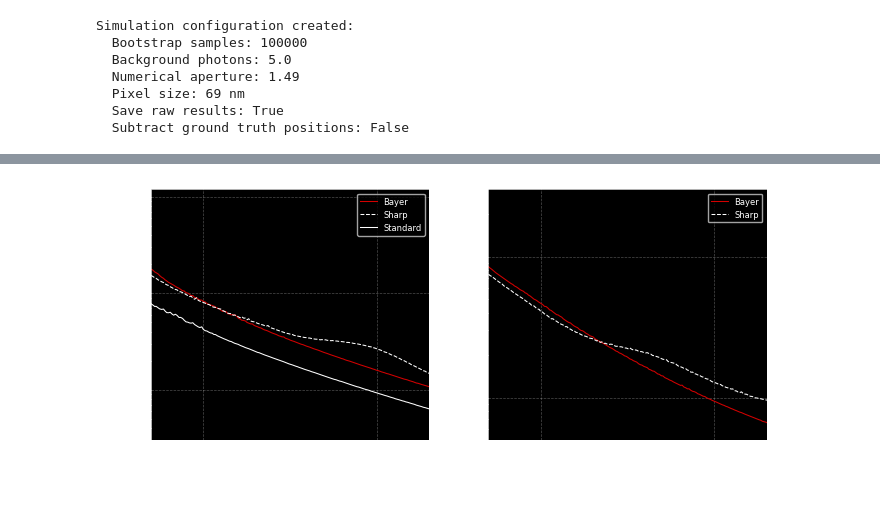
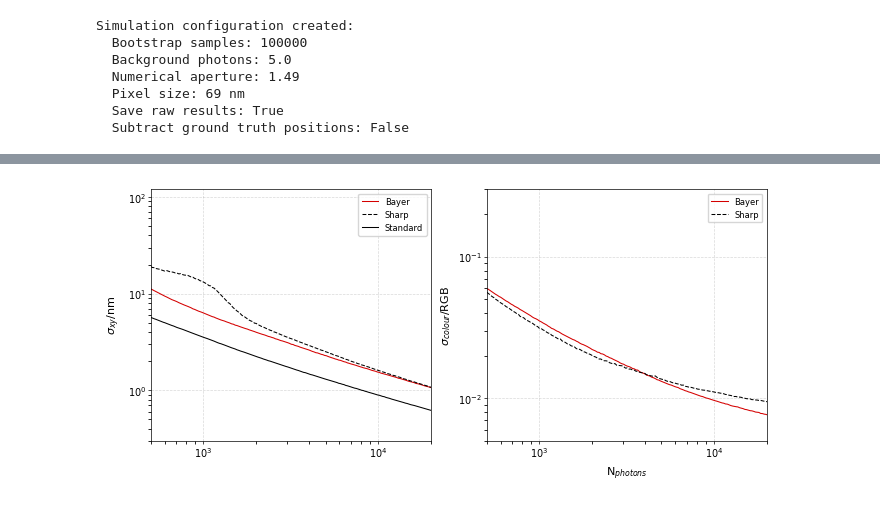
Before and after one commit to JBeckwith/pyS3M, a Jupyter notebook: figure_notebooks/Figure1_3camerapatterns.ipynb, the cells around one changed output, grey strips where cells are left out. Cells and saved outputs as stored; diff of their text form; code cells hidden in the pictures.

```diff
--- a/figure_notebooks/Figure1_3camerapatterns.ipynb
+++ b/figure_notebooks/Figure1_3camerapatterns.ipynb
@@ -31,7 +31,7 @@ PSF = PSFFunctions.PSF_Functions()
 
 from src import PlottingFunctions
 
-plotter = PlottingFunctions.Plotter(dark_background=True)
+plotter = PlottingFunctions.Plotter(dark_background=False)
 
 from src import ImageAnalysisFunctions
 
@@ -434,5 +388,5 @@ plt.legend(loc="best")
 # %%
-fig, axs = plotter.two_column_plot(ncolumns=2, widthratio=[1, 1])
+fig, axs = plotter.one_column_plot(npanels=2, height=3.1909449, heightratio=[1,1], width=3.2535433)
 
 axs[0] = plotter.line_plot(
     axs[0],
@@ -451,7 +405,7 @@ axs[0] = plotter.line_plot(
     label="Sharp",
     xaxislabel=r"N$_{photons}$",
     yaxislabel=r"$\sigma_{xy}$",
-    color="white",
+    color="black",
     ls="--",
 )
 
@@ -463,7 +417,7 @@ axs[0] = plotter.line_plot(
     label="Standard",
     xaxislabel=r"N$_{photons}$",
     yaxislabel=r"$\sigma_{xy}$/nm",
-    color='white'
+    color='black'
 )
 
 axs[0].set_yscale("log")
@@ -477,34 +431,34 @@ axs[0].legend(loc="best", fontsize=6)
 axs[1] = plotter.line_plot(
     axs[1],
     n_photon_space,
     np.mean(Overall_XR[0, :, :, 1], axis=0),
     label="Bayer",
     xaxislabel=r"N$_{photons}$",
     yaxislabel=r"$\sigma_{colour}$",
     color="#d40000",
 )
 
 axs[1] = plotter.line_plot(
     axs[1],
     n_photon_space,
     np.mean(Overall_XR[1, :, :, 1], axis=0),
     label="Sharp",
     xaxislabel=r"N$_{photons}$",
     yaxislabel=r"$\sigma_{colour}$/RGB",
-    color="white",
+    color="black",
     ls="--",
 )
 
 
 axs[1].set_yscale("log")
 axs[1].set_xscale("log")
 axs[1].set_ylim([5e-3, 0.3])
 axs[1].set_xlim([500, 20000])
 
 fig_savefolder = (
-    "/home/jbeckwith/Documents/pCloud/Chemistry/Lee/Talks+Posters/Group Meeting/20251201/fig/multicolour_camera/setup"
+    "/home/jbeckwith/Documents/pCloud/Chemistry/Lee/Papers/Multicolour/Figure1/"
 )
-plt.savefig(os.path.join(fig_savefolder, 'Simulation_Precisions_0.svg'), dpi=600, format='svg')
+plt.savefig(os.path.join(fig_savefolder, 'Simulation_Precisions.svg'), dpi=600, format='svg')
 plt.show()
 # %% [output]
-[figure, old version]
+[figure, new version]
```
Also changed, not shown: parts of 10 cells of this notebook, 5 other files.
